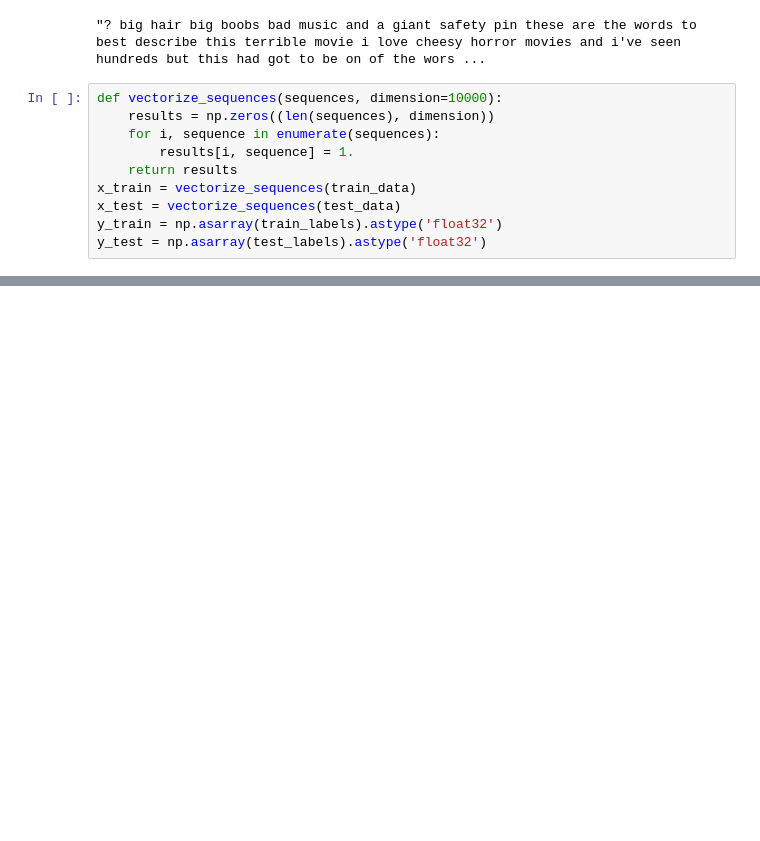
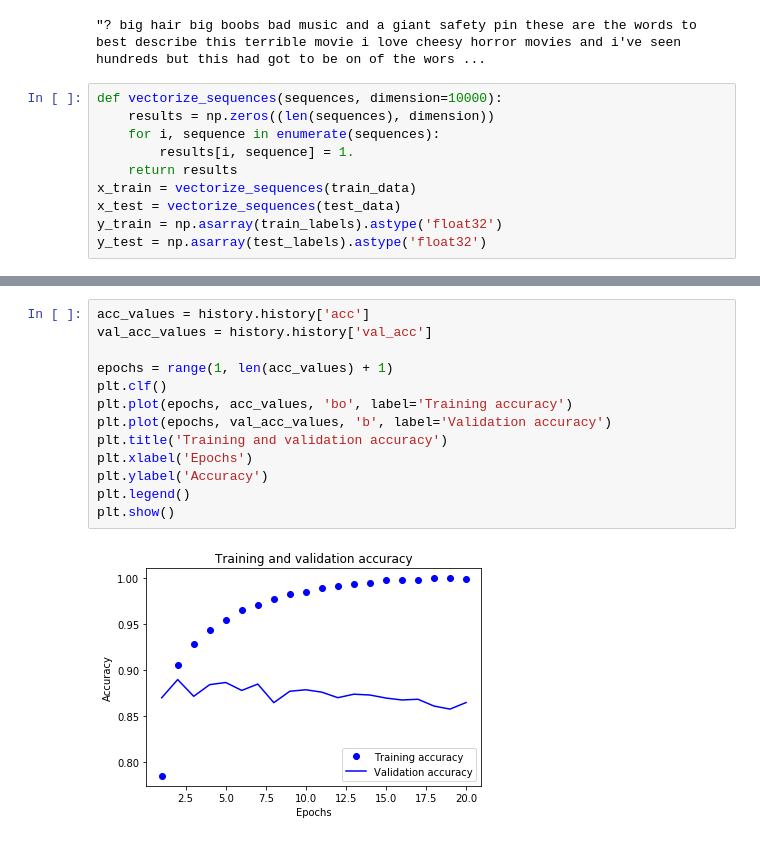
Before and after one commit to pavsenin/deeplearningpython, a Jupyter notebook: Chapter 3.4.ipynb, the cells around one changed output, grey strips where cells are left out. Cells and saved outputs as stored; diff of their text form; blank space fills up the shorter version.

```diff
--- a/Chapter 3.4.ipynb
+++ b/Chapter 3.4.ipynb
@@ -24,0 +95,15 @@ y_test = np.asarray(test_labels).astype('float32')
+# %%
+acc_values = history.history['acc']
+val_acc_values = history.history['val_acc']
+
+epochs = range(1, len(acc_values) + 1)
+plt.clf()
+plt.plot(epochs, acc_values, 'bo', label='Training accuracy')
+plt.plot(epochs, val_acc_values, 'b', label='Validation accuracy')
+plt.title('Training and validation accuracy')
+plt.xlabel('Epochs')
+plt.ylabel('Accuracy')
+plt.legend()
+plt.show()
+# %% [output]
+[figure, added]
```
Also changed, not shown: parts of 12 cells of this notebook.
